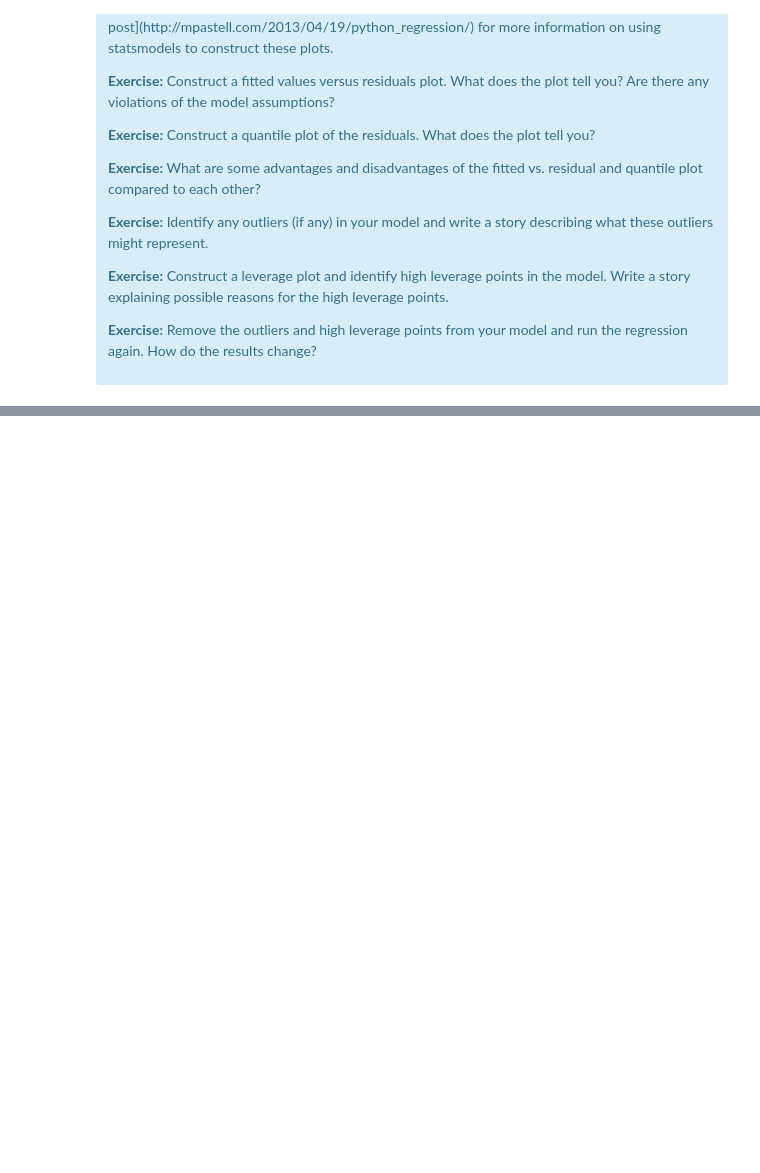
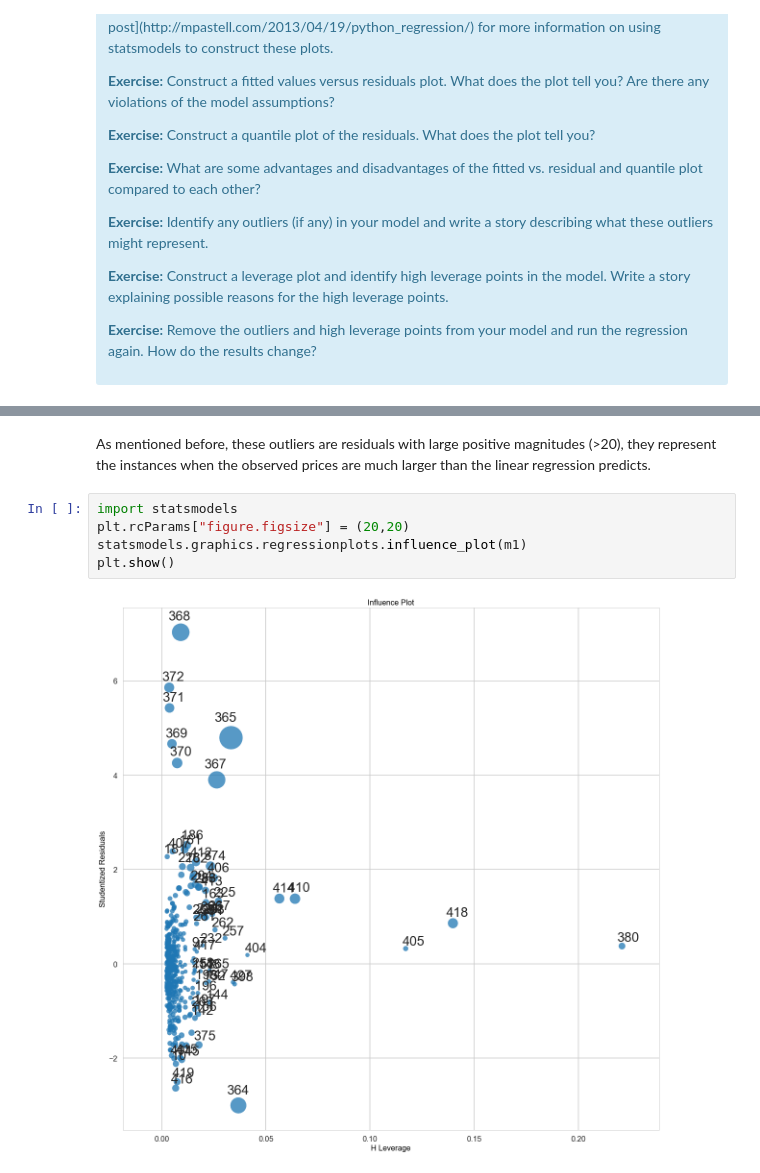
Before and after one commit to LukasBut/Springboard-Projects, a Jupyter notebook: 11.1.5 Linear Regression Using Boston Housing Data Set/Mini_Project_Linear_Regression.ipynb, the cells around one changed output, grey strips where cells are left out. Saved outputs shown, nothing was run; the diff lists cells and outputs as text; blank space fills up the shorter version.

```diff
--- a/11.1.5 Linear Regression Using Boston Housing Data Set/Mini_Project_Linear_Regression.ipynb
+++ b/11.1.5 Linear Regression Using Boston Housing Data Set/Mini_Project_Linear_Regression.ipynb
@@ -915,0 +944,9 @@ plt.scatter(,bos.PRICE-lm.fit(bos[["CRIM", "RM", "PTRATIO"]]) )
+# %% [markdown]
+As mentioned before, these outliers are residuals with large positive magnitudes (>20), they represent the instances when the observed prices are much larger than the linear regression predicts.
+# %%
+import statsmodels
+plt.rcParams["figure.figsize"] = (20,20)
+statsmodels.graphics.regressionplots.influence_plot(m1)
+plt.show()
+# %% [output]
+[figure, added]
```
Also changed, not shown: parts of 16 cells of this notebook.
